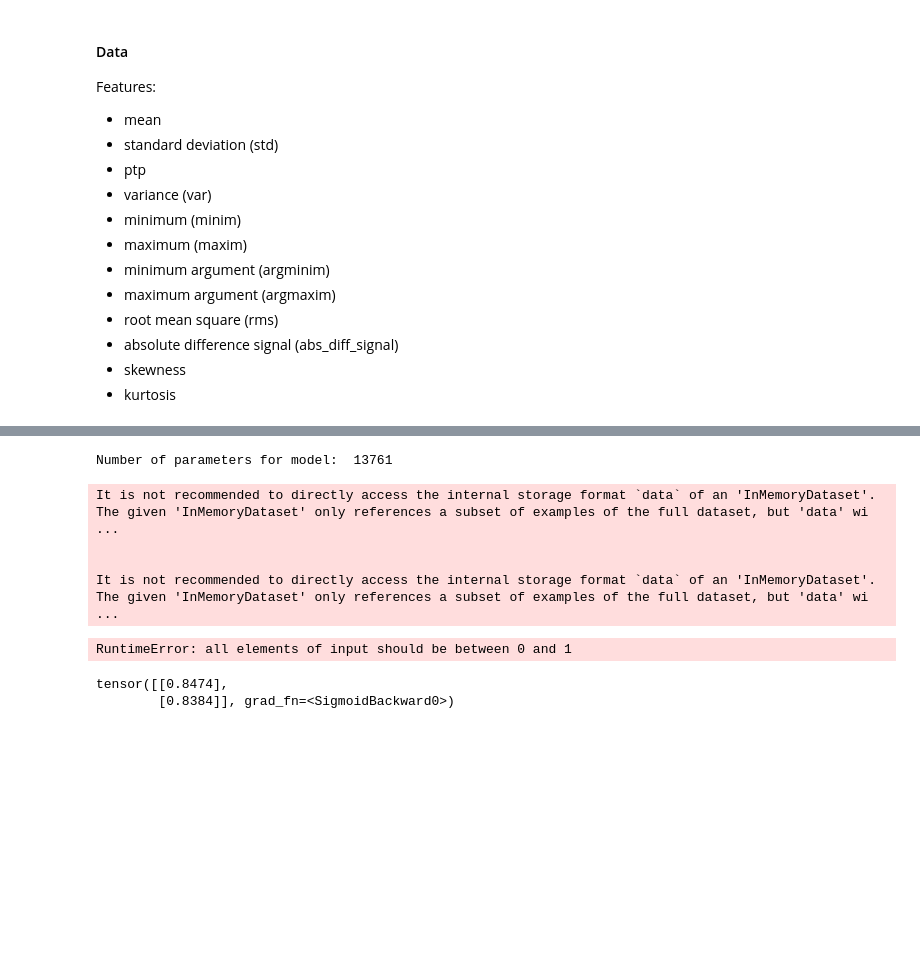
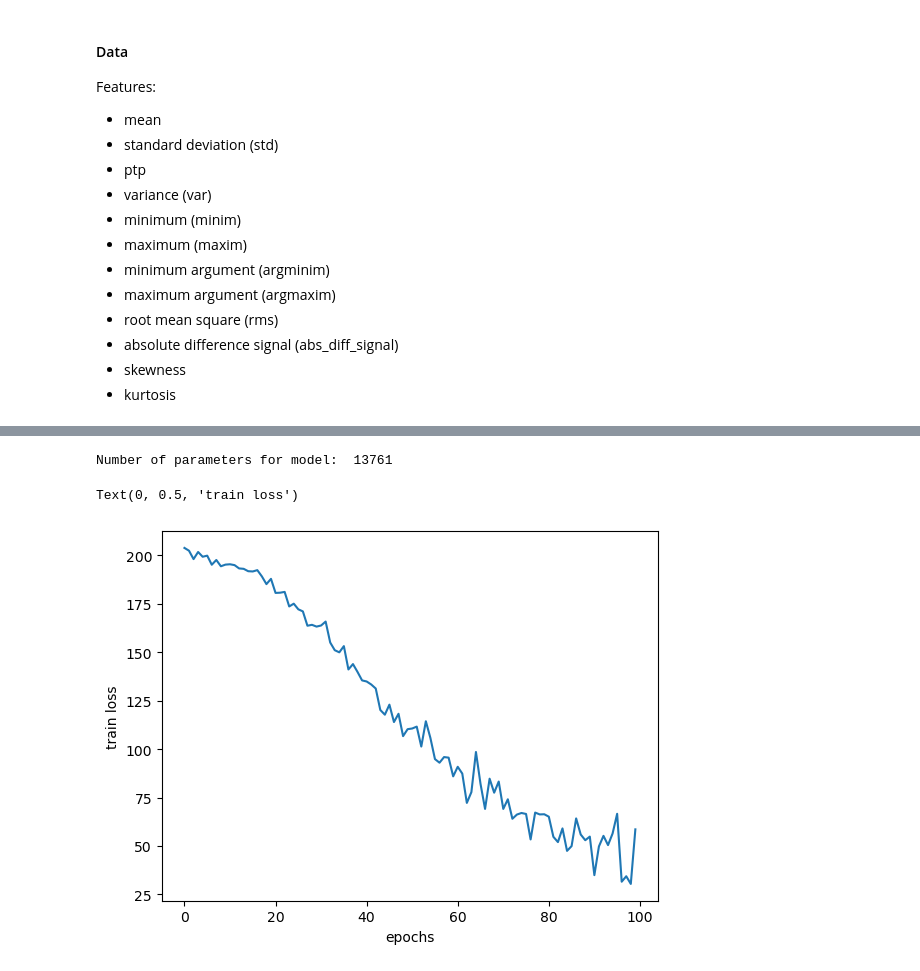
Before and after one commit to NinoHerve/NetworkMachineLearning_2023, a Jupyter notebook: NotebooksNino/EEG_gnn1.ipynb, the cells around one changed output, grey strips where cells are left out. Saved outputs shown, nothing was run; the diff lists cells and outputs as text; code cells hidden in the pictures; blank space fills up the shorter version.

```diff
--- a/NotebooksNino/EEG_gnn1.ipynb
+++ b/NotebooksNino/EEG_gnn1.ipynb
@@ -182,4 +271,9 @@ print(X_feat.shape) # (n_samples, n_channels, n_features)
 # %%
+import sys
+sys.path.append('../')
+
+from pathlib import Path
+import numpy as np
 import torch
 import torch.nn as nn
 from utils.dataset import GraphDataset
@@ -189,61 +283,57 @@ import matplotlib.pyplot as plt
 from torch_geometric.loader import DataLoader
 
 root = Path('../EEGDataset/')
+subjects = ['sub-01']
 feat_transform = lambda var: extract_features(var, features)
 graph_data = GraphDataset(root, subjects, feat_transform)
 
 
 # Training parameters
 lr = 0.001
-epochs = 1
+epochs = 100
 
 # model
 model = GNN(in_channels=12, hid_channels=64)
 
 print('Number of parameters for model: ', sum([x.reshape(-1).shape[0] for x in model.parameters()]))
 
-sub_data   = graph_data[100, 500]
-sub_labels = torch.tensor(y[[100,500]], dtype=torch.float)
-loader = DataLoader(sub_data, batch_size=2)
+#samples = np.concatenate([np.arange(0,200), np.arange(200,588)])
+#sub_data   = graph_data[samples]
+#print('portion of true samples : ', sum([data.y.item() for data in sub_data])/len(sub_data))
+scaler1 = StandardScaler()
+scaler1.fit_transform(graph_data)
+loader = DataLoader(graph_data, batch_size=2, shuffle=True)
 
 # loss and optimizer
 loss_fn = nn.BCELoss()
 optimizer = torch.optim.Adam(model.parameters(), lr=lr)
 
 # Training
 losses = []
 for _ in range(epochs):
-    model.train()
+    l = 0
+    for batch in loader:
+        model.train()
 
-    data = next(iter(loader))
-    pred = model(data).squeeze()
-    loss = loss_fn(pred, sub_labels)
+        pred = model(batch).squeeze()
+        loss = loss_fn(pred, batch.y)
 
-    optimizer.zero_grad()
-    loss.backward()
+        optimizer.zero_grad()
+        loss.backward()
 
-    #torch.nn.utils.clip_grad_value_(model.parameters(), 0.25)
-    optimizer.step()
+        #torch.nn.utils.clip_grad_value_(model.parameters(), 1)
+        optimizer.step()
 
-    losses.append(loss.item())
+        l += loss.item()
+    losses += [l]
 
 
 # Plot training loss
 e = range(epochs)
 plt.plot(e, losses)
 plt.xlabel('epochs')
 plt.ylabel('train loss')
 # %% [output]
 Number of parameters for model:  13761
-It is not recommended to directly access the internal storage format `data` of an 'InMemoryDataset'. The given 'InMemoryDataset' only references a subset of examples of the full dataset, but 'data' wi ...
-
-
-It is not recommended to directly access the internal storage format `data` of an 'InMemoryDataset'. The given 'InMemoryDataset' only references a subset of examples of the full dataset, but 'data' wi ...
+Text(0, 0.5, 'train loss')
-RuntimeError: all elements of input should be between 0 and 1
+[figure, added]
-# %%
-model.eval()
-pred = model(data)
-print(pred)
-# %% [output]
-tensor([[0.8474],
-        [0.8384]], grad_fn=<SigmoidBackward0>)
```
Also changed, not shown: parts of 10 cells of this notebook, 1 other file.
